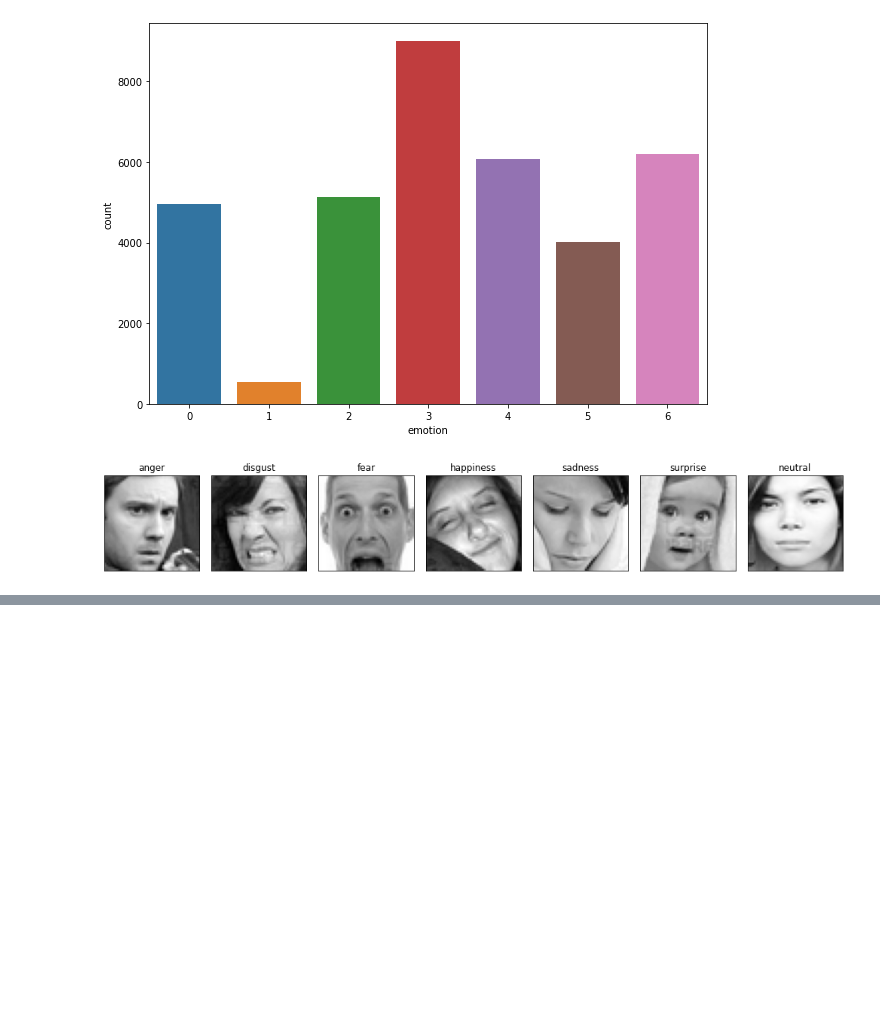
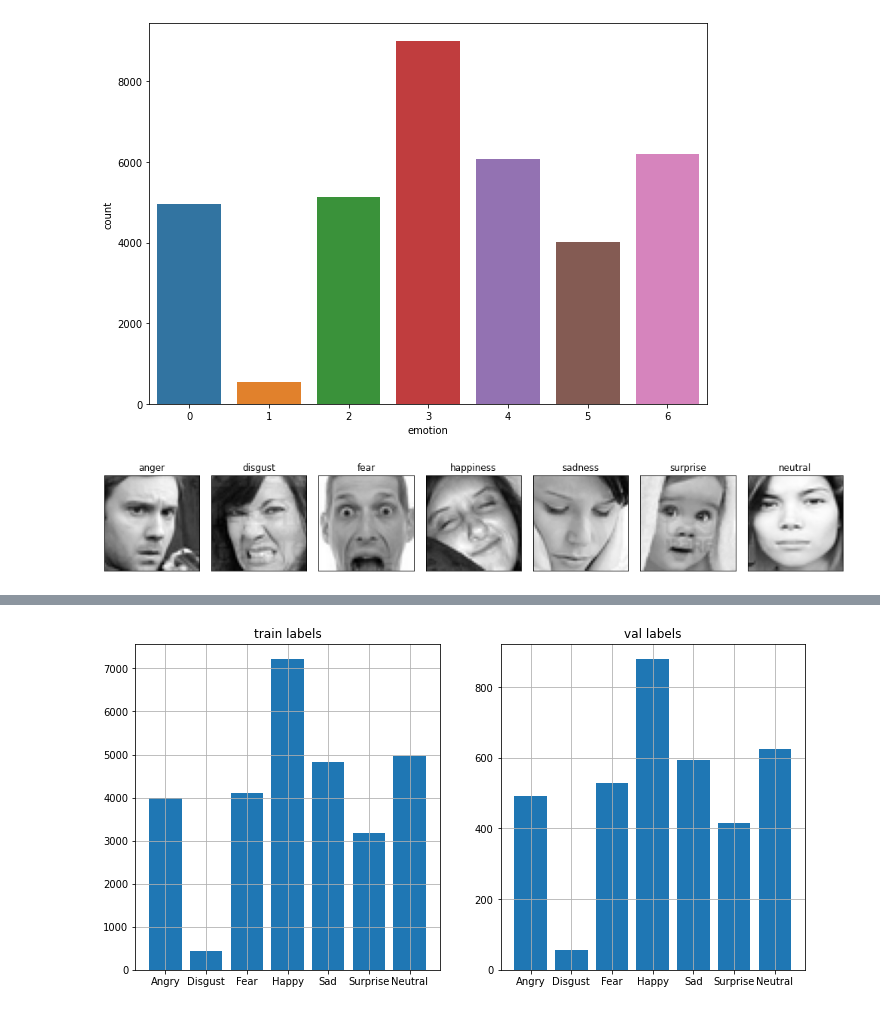
Before and after one commit to hrushikeshsahu19/Face-Emotion-Detection-, a Jupyter notebook: face_emotion_detection_.ipynb, the cells around one changed output, grey strips where cells are left out. Cells and saved outputs as stored; diff of their text form; code cells hidden in the pictures; blank space fills up the shorter version.

```diff
--- a/face_emotion_detection_.ipynb
+++ b/face_emotion_detection_.ipynb
@@ -103,3 +115,5 @@ for label in sorted(df.emotion.unique()):
         plt.tight_layout()
 # %% [output]
 [figure]
+# %%
+emotions={0:'Angry' , 1: 'Disgust', 2: 'Fear', 3: 'Happy', 4: 'Sad', 5: 'Surprise',6: 'Neutral'}
@@ -105,0 +187,27 @@ for label in sorted(df.emotion.unique()):
+# %%
+def plot_compare_distributions(array1, array2, title1='', title2=''):
+    df_array1 = pd.DataFrame()
+    df_array2 = pd.DataFrame()
+    df_array1['emotion'] = array1.argmax(axis=1)
+    df_array2['emotion'] = array2.argmax(axis=1)
+
+    fig, axs = plt.subplots(1, 2, figsize=(12, 6), sharey=False)
+    x = emotions.values()
+
+    y = df_array1['emotion'].value_counts()
+    keys_missed = list(set(emotions.keys()).difference(set(y.keys())))
+    for key_missed in keys_missed:
+        y[key_missed] = 0
+    axs[0].bar(x, y.sort_index())
+    axs[0].set_title(title1)
+    axs[0].grid()
+
+    y = df_array2['emotion'].value_counts()
+    keys_missed = list(set(emotions.keys()).difference(set(y.keys())))
+    for key_missed in keys_missed:
+        y[key_missed] = 0
+    axs[1].bar(x, y.sort_index())
+    axs[1].set_title(title2)
+    axs[1].grid()
+
+    plt.show()
@@ -105,0 +222,4 @@ for label in sorted(df.emotion.unique()):
+# %%
+plot_compare_distributions(train_labels, val_labels, title1='train labels', title2='val labels')
+# %% [output]
+[figure, added]
```
Also changed, not shown: parts of 35 cells of this notebook.
